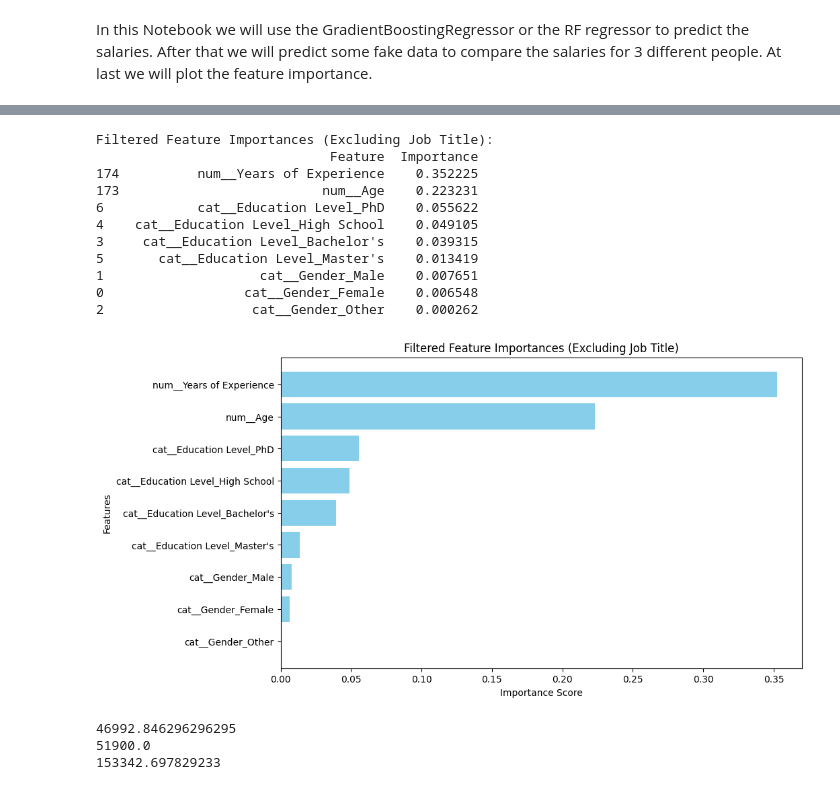
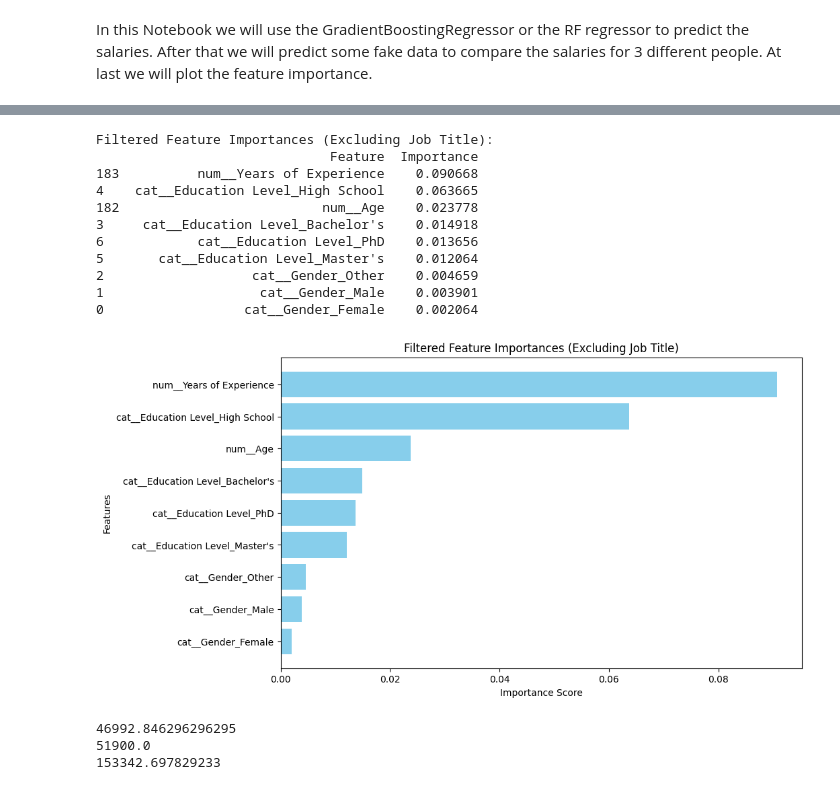
Before and after one commit to CarloRobbiani/ml_project, a Jupyter notebook: Salary new dataset/fake_data_pred.ipynb, the cells around one changed output, grey strips where cells are left out. Saved outputs shown, nothing was run; the diff lists cells and outputs as text; code cells hidden in the pictures.

```diff
--- a/Salary new dataset/fake_data_pred.ipynb
+++ b/Salary new dataset/fake_data_pred.ipynb
@@ -170,46 +207,46 @@ print(fake_data[fake_data["Education Level"] == "Bachelor's"].head())
 # %%
 import matplotlib.pyplot as plt
 #define feature importance
-regressor = model.named_steps['regressor']
+regressor = best_model.named_steps['regressor']
 
 # Retrieve feature names after encoding
-encoded_feature_names = model.named_steps['preprocessor'].get_feature_names_out()
+encoded_feature_names = best_model.named_steps['preprocessor'].get_feature_names_out()
 
 # Get feature importances
 feature_importances = regressor.feature_importances_
 
 # Combine feature names with their importance scores
 importance_df = pd.DataFrame({
     'Feature': encoded_feature_names,
     'Importance': feature_importances
 }).sort_values(by='Importance', ascending=False)
 
 filtered_importance_df = importance_df[~importance_df['Feature'].str.contains('Job Title')]
 
 print("\nFiltered Feature Importances (Excluding Job Title):")
 print(filtered_importance_df)
 
 # Visualize the filtered feature importances
 plt.figure(figsize=(10, 6))
 plt.barh(filtered_importance_df['Feature'], filtered_importance_df['Importance'], color='skyblue')
 plt.xlabel('Importance Score')
 plt.ylabel('Features')
 plt.title('Filtered Feature Importances (Excluding Job Title)')
 plt.gca().invert_yaxis()
 plt.show()
 # %% [output]
 Filtered Feature Importances (Excluding Job Title):
                               Feature  Importance
-174          num__Years of Experience    0.352225
-173                          num__Age    0.223231
-6            cat__Education Level_PhD    0.055622
-4    cat__Education Level_High School    0.049105
-3     cat__Education Level_Bachelor's    0.039315
-5       cat__Education Level_Master's    0.013419
-1                    cat__Gender_Male    0.007651
-0                  cat__Gender_Female    0.006548
-2                   cat__Gender_Other    0.000262
+183          num__Years of Experience    0.090668
+4    cat__Education Level_High School    0.063665
+182                          num__Age    0.023778
+3     cat__Education Level_Bachelor's    0.014918
+6            cat__Education Level_PhD    0.013656
+5       cat__Education Level_Master's    0.012064
+2                   cat__Gender_Other    0.004659
+1                    cat__Gender_Male    0.003901
+0                  cat__Gender_Female    0.002064
-[figure, old version]
+[figure, new version]
 # %%
 df = pd.read_csv(path)
 
```
Also changed, not shown: parts of 2 cells of this notebook.
